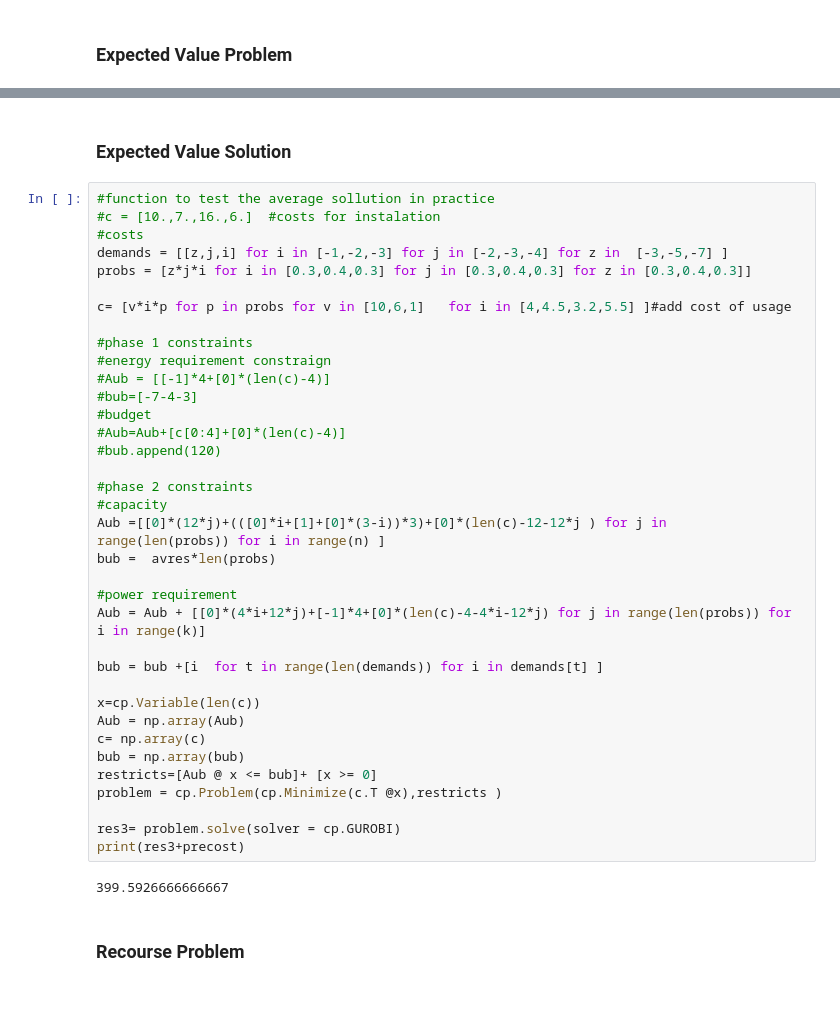
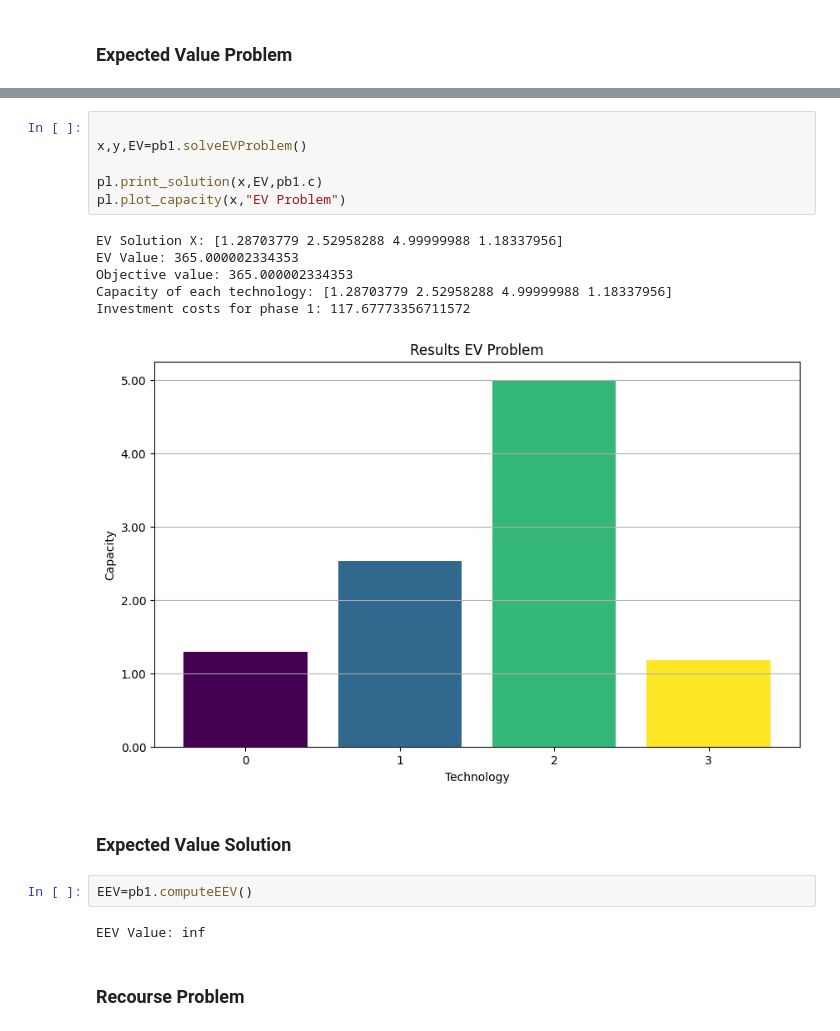
Before and after one commit to DanielCortild/Optimization-under-Uncertainty, a Jupyter notebook: code.ipynb, the cells around one changed output, grey strips where cells are left out. Drawn from its saved outputs; the diff is of its cells as text; blank space fills up the shorter version.

```diff
--- a/code.ipynb
+++ b/code.ipynb
@@ -75,42 +18,21 @@ Production costs for phase 2: 274.6666666666667
+# %%
+
+x,y,EV=pb1.solveEVProblem()
+
+pl.print_solution(x,EV,pb1.c)
+pl.plot_capacity(x,"EV Problem")
+# %% [output]
+EV Solution X: [1.28703779 2.52958288 4.99999988 1.18337956]
+EV Value: 365.000002334353
+Objective value: 365.000002334353
+Capacity of each technology: [1.28703779 2.52958288 4.99999988 1.18337956]
+Investment costs for phase 1: 117.67773356711572
+[figure, added]
 # %% [markdown]
 ### Expected Value Solution
-# %%
-#function to test the average sollution in practice
-#c = [10.,7.,16.,6.]  #costs for instalation
-#costs
-demands = [[z,j,i] for i in [-1,-2,-3] for j in [-2,-3,-4] for z in  [-3,-5,-7] ]
-probs = [z*j*i for i in [0.3,0.4,0.3] for j in [0.3,0.4,0.3] for z in [0.3,0.4,0.3]]
-
-c= [v*i*p for p in probs for v in [10,6,1]   for i in [4,4.5,3.2,5.5] ]#add cost of usage
-
-#phase 1 constraints
-#energy requirement constraign
-#Aub = [[-1]*4+[0]*(len(c)-4)]
-#bub=[-7-4-3]
-#budget
-#Aub=Aub+[c[0:4]+[0]*(len(c)-4)]
-#bub.append(120)
-
-#phase 2 constraints
-#capacity
-Aub =[[0]*(12*j)+(([0]*i+[1]+[0]*(3-i))*3)+[0]*(len(c)-12-12*j ) for j in range(len(probs)) for i in range(n) ]
-bub =  avres*len(probs)
-
-#power requirement
-Aub = Aub + [[0]*(4*i+12*j)+[-1]*4+[0]*(len(c)-4-4*i-12*j) for j in range(len(probs)) for i in range(k)]
-
-bub = bub +[i  for t in range(len(demands)) for i in demands[t] ]
-
-x=cp.Variable(len(c))
-Aub = np.array(Aub)
-c= np.array(c)
-bub = np.array(bub)
-restricts=[Aub @ x <= bub]+ [x >= 0]
-problem = cp.Problem(cp.Minimize(c.T @x),restricts )
-
-res3= problem.solve(solver = cp.GUROBI)
-print(res3+precost)
-# %% [output]
-399.5926666666667
+# %%
+EEV=pb1.computeEEV()
+# %% [output]
+EEV Value: inf
 # %% [markdown]
 ### Recourse Problem
```
Also changed, not shown: parts of 61 cells of this notebook, 3 other files.
